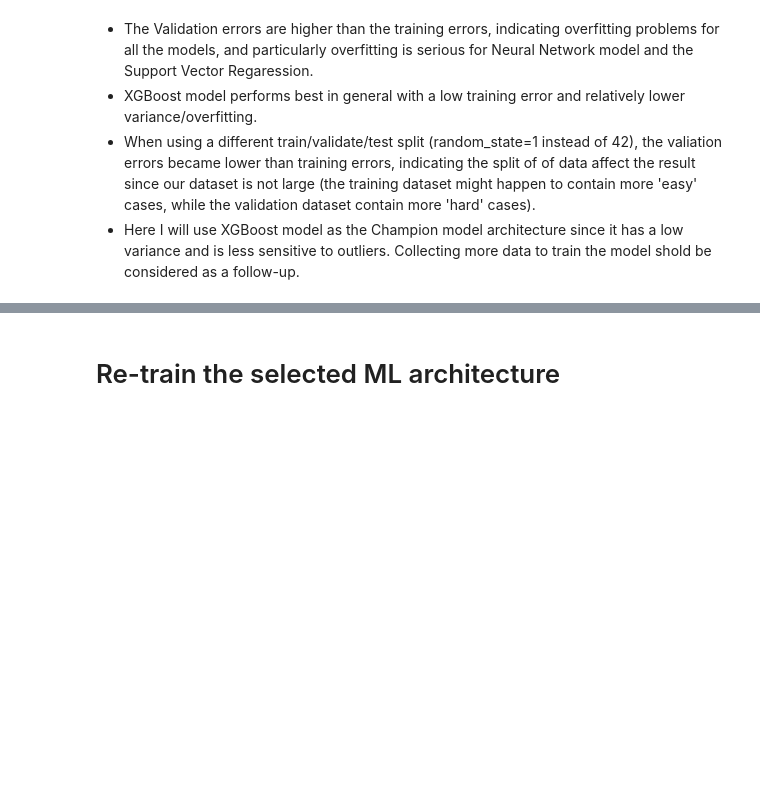
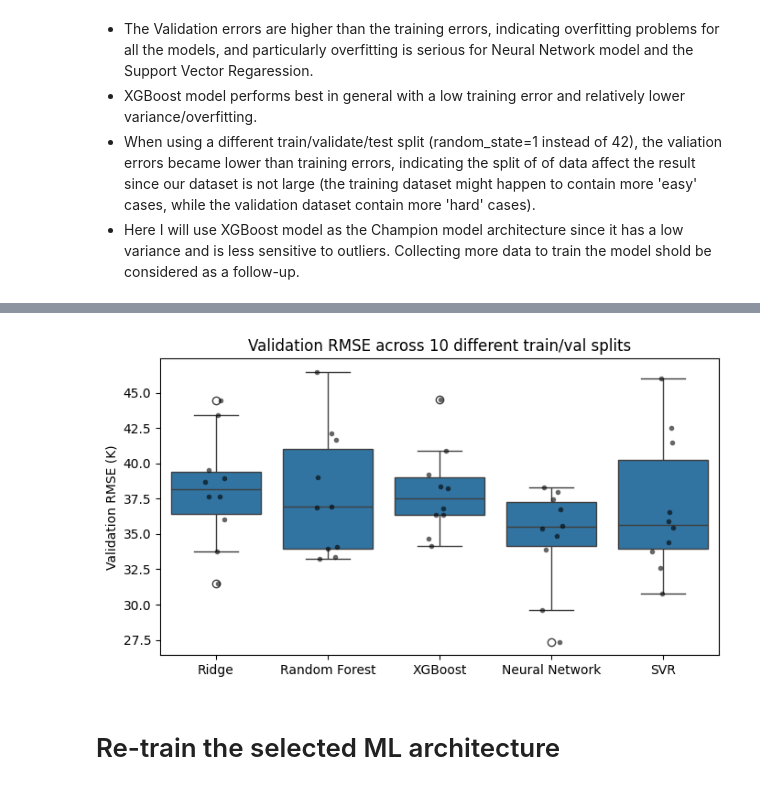
Before and after one commit to JShi12/Predict-Organic-Chemical-Boiling-Point, a Jupyter notebook: Boiling_Point_Predicter.ipynb, the cells around one changed output, grey strips where cells are left out. Drawn from its saved outputs; the diff is of its cells as text; code cells hidden in the pictures; blank space fills up the shorter version.

```diff
--- a/Boiling_Point_Predicter.ipynb
+++ b/Boiling_Point_Predicter.ipynb
@@ -461,0 +476,13 @@ Error
+# %%
+tuned_estimators = {
+    "Ridge": lr_cv.best_estimator_,
+    "Random Forest": rf_cv.best_estimator_,
+    "XGBoost": xgb_cv.best_estimator_,
+    "Neural Network": nn_cv.best_estimator_,
+    "SVR": svr_cv.best_estimator_,
+}
+
+sensitivity_results = evaluation.repeated_split_comparison(
+    X, y, tuned_estimators, seeds=range(10)
+)
+evaluation.summarize(sensitivity_results)
@@ -462,3 +497,15 @@ Error
+# %%
+plt.figure(figsize=(7, 4))
+sns.boxplot(data=sensitivity_results, x="model", y="rmse")
+sns.stripplot(data=sensitivity_results, x="model", y="rmse", color="black", size=4, alpha=0.6)
+plt.title("Validation RMSE across 10 different train/val splits")
+plt.ylabel("Validation RMSE (K)")
+plt.xlabel("")
+plt.tight_layout()
+plt.savefig("results/images/split_sensitivity.png", dpi=150, bbox_inches="tight")
+plt.show()
+# %% [output]
+[figure, added]
 # %% [markdown]
 # Re-train the selected ML architecture
 # %%
```
Also changed, not shown: parts of 5 cells of this notebook, 3 other files.
